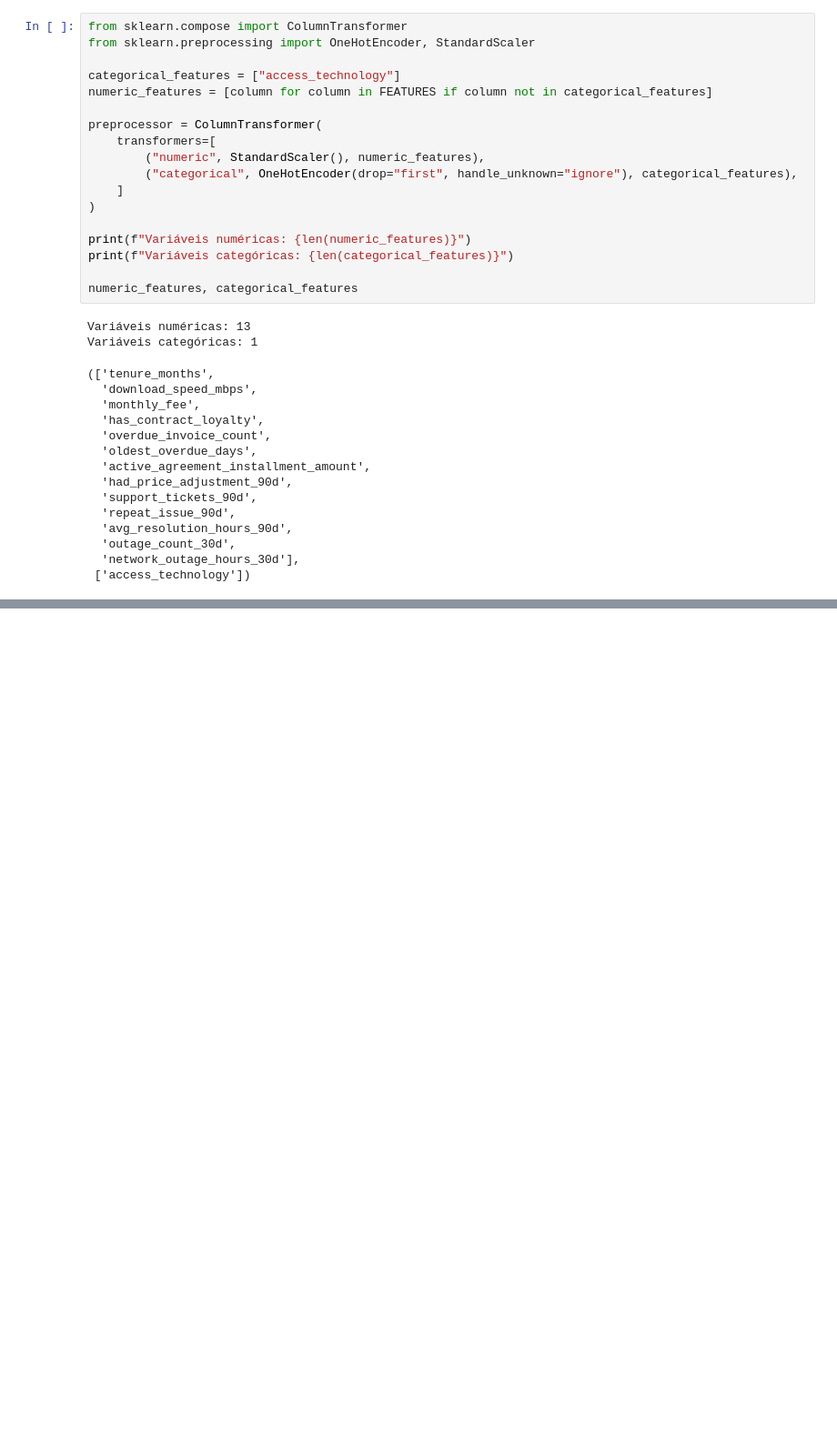
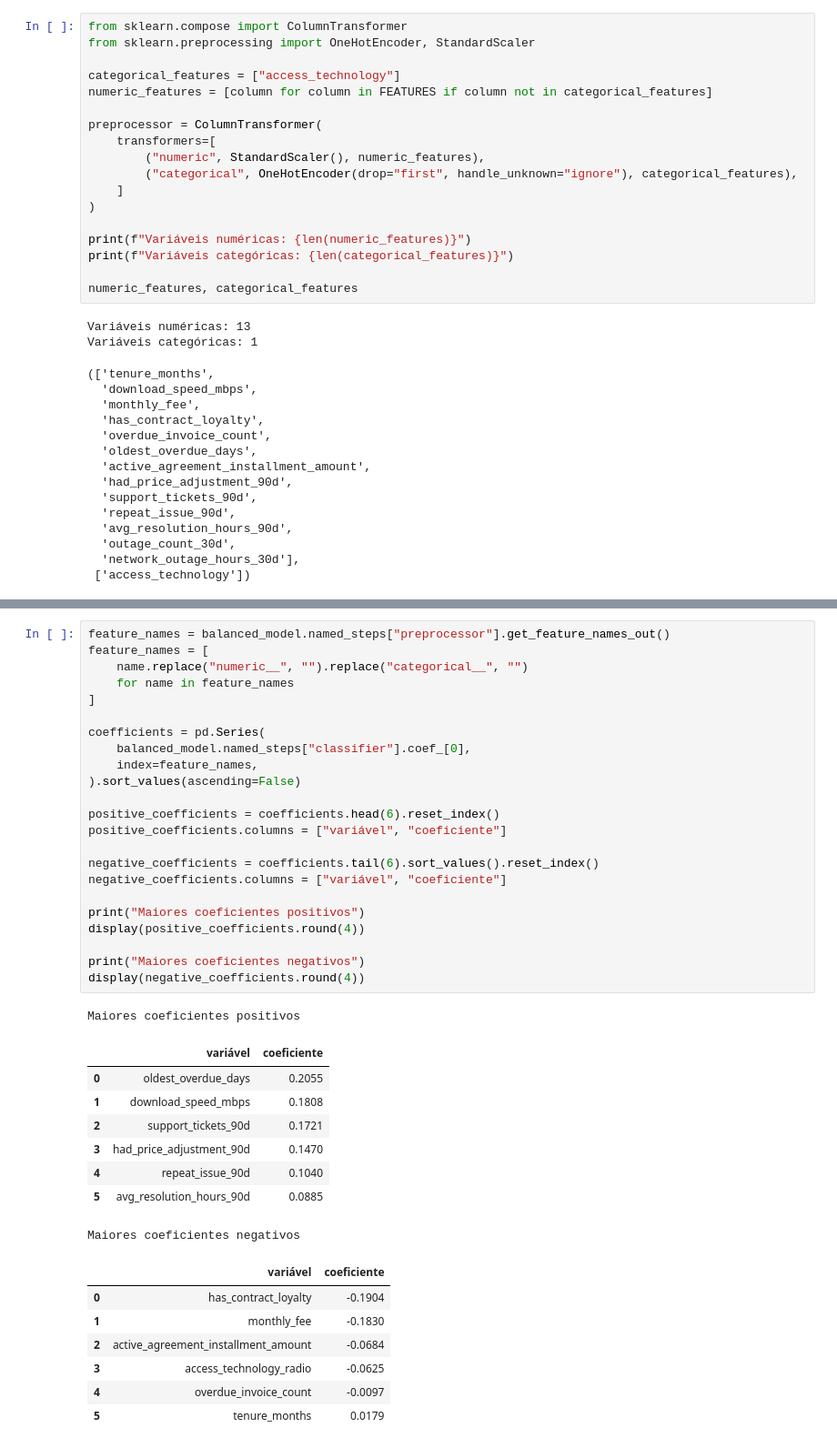
Before and after one commit to ViktorOliveira140/dataScience, a Jupyter notebook: notebooks/02_modeling_baseline.ipynb, the cells around one changed output, grey strips where cells are left out. Shown at 91% size. Saved outputs shown, nothing was run; the diff lists cells and outputs as text; blank space fills up the shorter version.

```diff
--- a/notebooks/02_modeling_baseline.ipynb
+++ b/notebooks/02_modeling_baseline.ipynb
@@ -210,0 +368,40 @@ metrics_summary
+# %%
+feature_names = balanced_model.named_steps["preprocessor"].get_feature_names_out()
+feature_names = [
+    name.replace("numeric__", "").replace("categorical__", "")
+    for name in feature_names
+]
+
+coefficients = pd.Series(
+    balanced_model.named_steps["classifier"].coef_[0],
+    index=feature_names,
+).sort_values(ascending=False)
+
+positive_coefficients = coefficients.head(6).reset_index()
+positive_coefficients.columns = ["variável", "coeficiente"]
+
+negative_coefficients = coefficients.tail(6).sort_values().reset_index()
+negative_coefficients.columns = ["variável", "coeficiente"]
+
+print("Maiores coeficientes positivos")
+display(positive_coefficients.round(4))
+
+print("Maiores coeficientes negativos")
+display(negative_coefficients.round(4))
+# %% [output]
+Maiores coeficientes positivos
+|  | variável | coeficiente |
+| 0 | oldest_overdue_days | 0.2055 |
+| 1 | download_speed_mbps | 0.1808 |
+| 2 | support_tickets_90d | 0.1721 |
+| 3 | had_price_adjustment_90d | 0.1470 |
+| 4 | repeat_issue_90d | 0.1040 |
+| 5 | avg_resolution_hours_90d | 0.0885 |
+Maiores coeficientes negativos
+|  | variável | coeficiente |
+| 0 | has_contract_loyalty | -0.1904 |
+| 1 | monthly_fee | -0.1830 |
+| 2 | active_agreement_installment_amount | -0.0684 |
+| 3 | access_technology_radio | -0.0625 |
+| 4 | overdue_invoice_count | -0.0097 |
+| 5 | tenure_months | 0.0179 |
```
Also changed, not shown: parts of 19 cells of this notebook, 1 other file.
